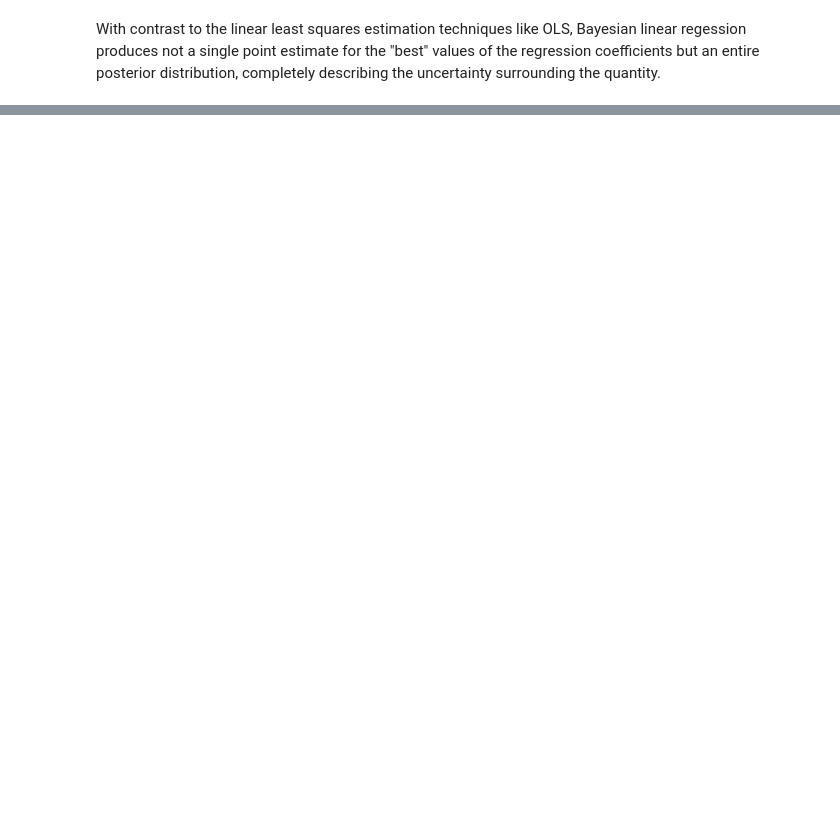
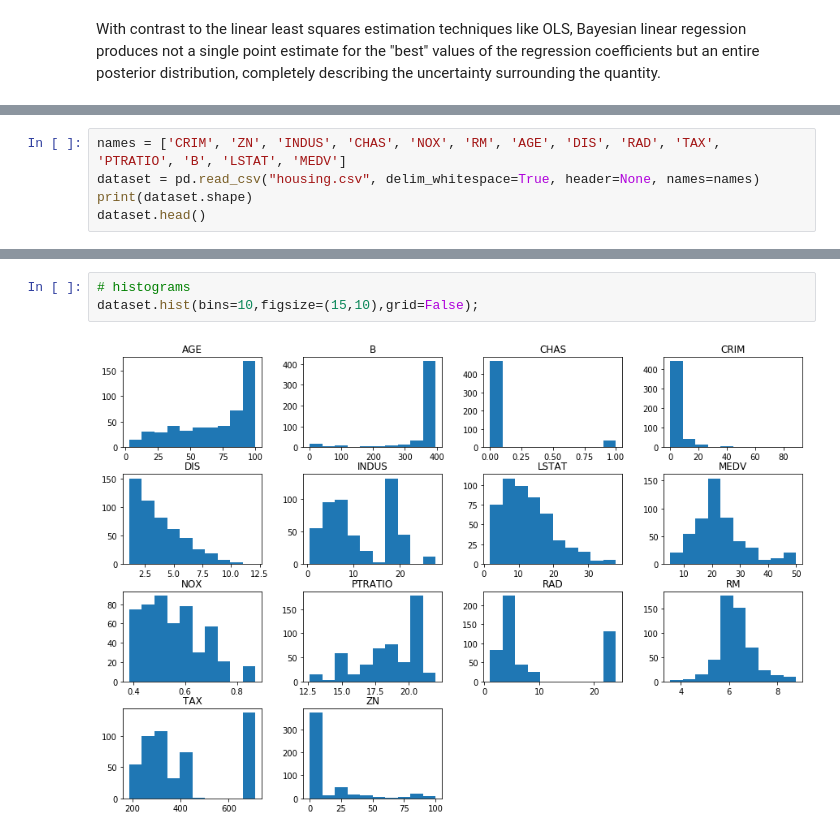
Before and after one commit to BartekKrzepkowski/BayesianNeuralNetwork, a Jupyter notebook: InferPy/InferPy_BLR.ipynb, the cells around one changed output, grey strips where cells are left out. Drawn from its saved outputs; the diff is of its cells as text; blank space fills up the shorter version.

```diff
--- a/InferPy/InferPy_BLR.ipynb
+++ b/InferPy/InferPy_BLR.ipynb
@@ -32,0 +77,5 @@ $\textbf{4)}$ Features represented phenomenons in $X$ are linear independence. N
+# %%
+names = ['CRIM', 'ZN', 'INDUS', 'CHAS', 'NOX', 'RM', 'AGE', 'DIS', 'RAD', 'TAX', 'PTRATIO', 'B', 'LSTAT', 'MEDV']
+dataset = pd.read_csv("housing.csv", delim_whitespace=True, header=None, names=names)
+print(dataset.shape)
+dataset.head()
@@ -32,0 +112,5 @@ $\textbf{4)}$ Features represented phenomenons in $X$ are linear independence. N
+# %%
+# histograms
+dataset.hist(bins=10,figsize=(15,10),grid=False);
+# %% [output]
+[figure, added]
```
Also changed, not shown: parts of 13 cells of this notebook, 1 other file.
